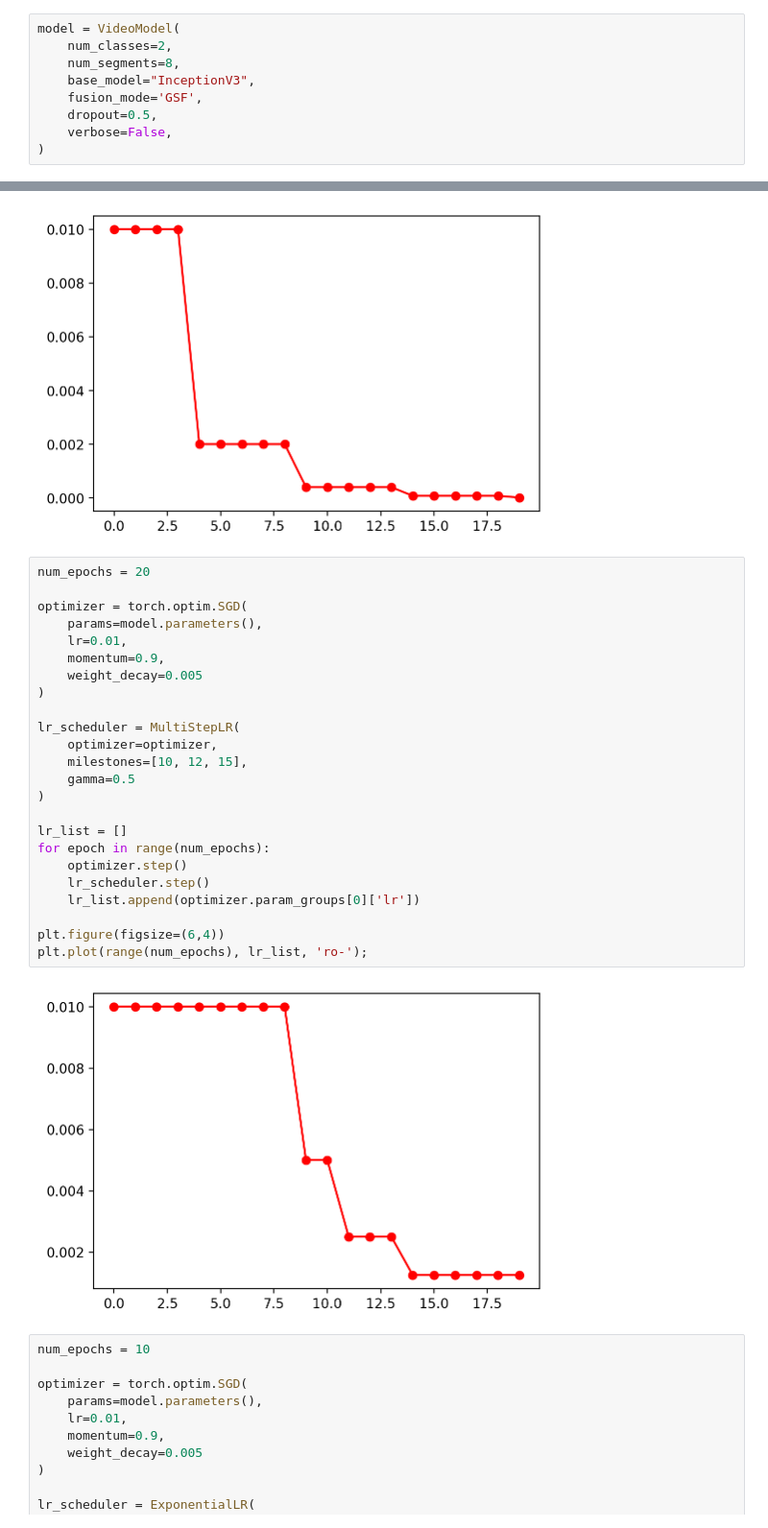
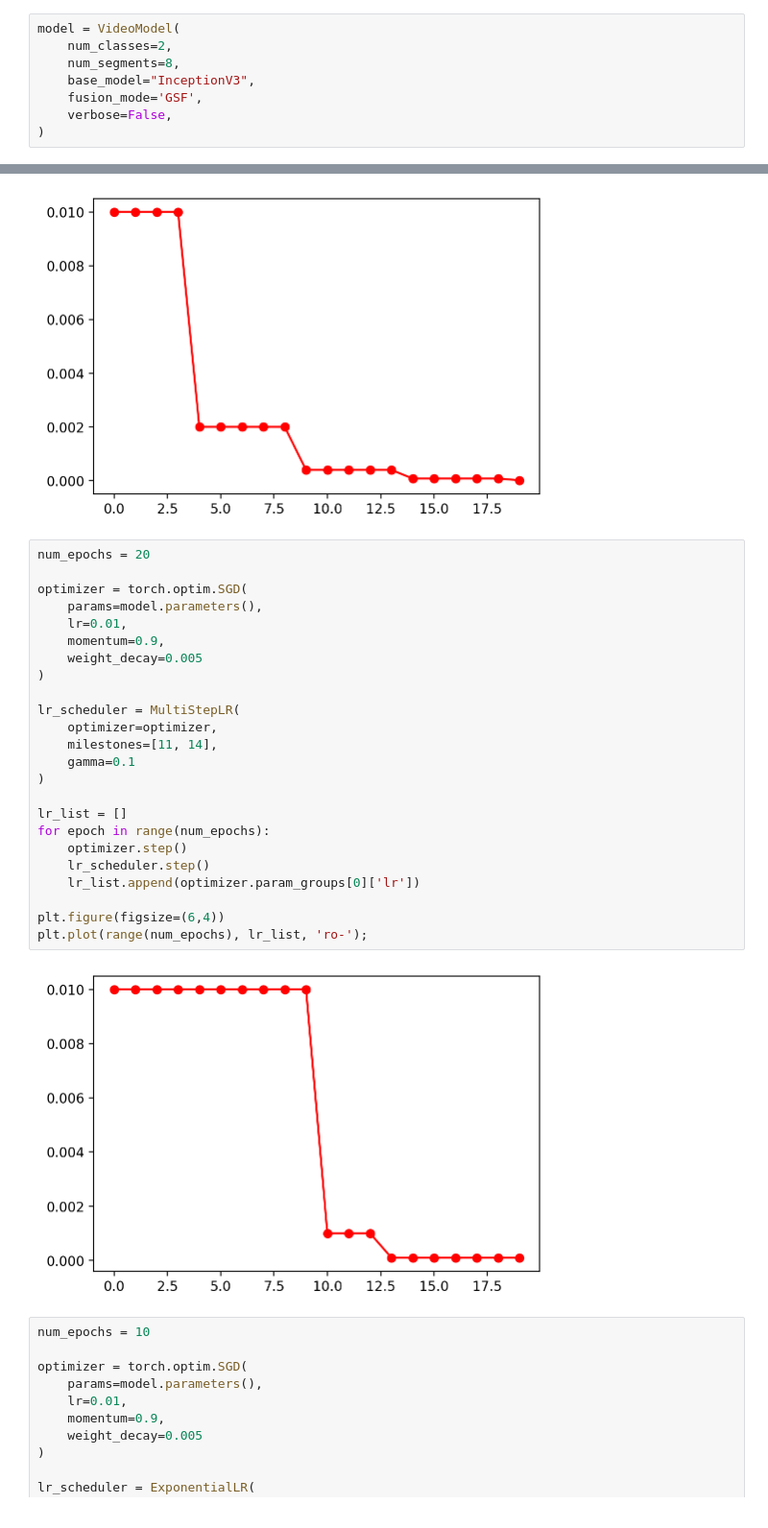
Before and after one commit to artmerinov/holoassist-challenge, a Jupyter notebook: notebooks/learning_rate.ipynb, the cells around one changed output, grey strips where cells are left out. Shown at 96% size. Cells and saved outputs as stored; diff of their text form.

```diff
--- a/notebooks/learning_rate.ipynb
+++ b/notebooks/learning_rate.ipynb
@@ -20,7 +20,6 @@ model = VideoModel(
     num_segments=8,
     base_model="InceptionV3",
     fusion_mode='GSF',
-    dropout=0.5,
     verbose=False,
 )
 # %% [output]
@@ -55,29 +54,29 @@ plt.plot(range(num_epochs), lr_list, 'ro-');
 # %%
 num_epochs = 20
 
 optimizer = torch.optim.SGD(
     params=model.parameters(),
     lr=0.01,
     momentum=0.9,
     weight_decay=0.005
 )
 
 lr_scheduler = MultiStepLR(
     optimizer=optimizer,
-    milestones=[10, 12, 15],
-    gamma=0.5
+    milestones=[11, 14],
+    gamma=0.1
 )
 
 lr_list = []
 for epoch in range(num_epochs):
     optimizer.step()
     lr_scheduler.step()
     lr_list.append(optimizer.param_groups[0]['lr'])
 
 plt.figure(figsize=(6,4))
 plt.plot(range(num_epochs), lr_list, 'ro-');
 # %% [output]
-[figure, old version]
+[figure, new version]
 # %%
 num_epochs = 10
 
```
Also changed, not shown: parts of 6 cells of this notebook.
